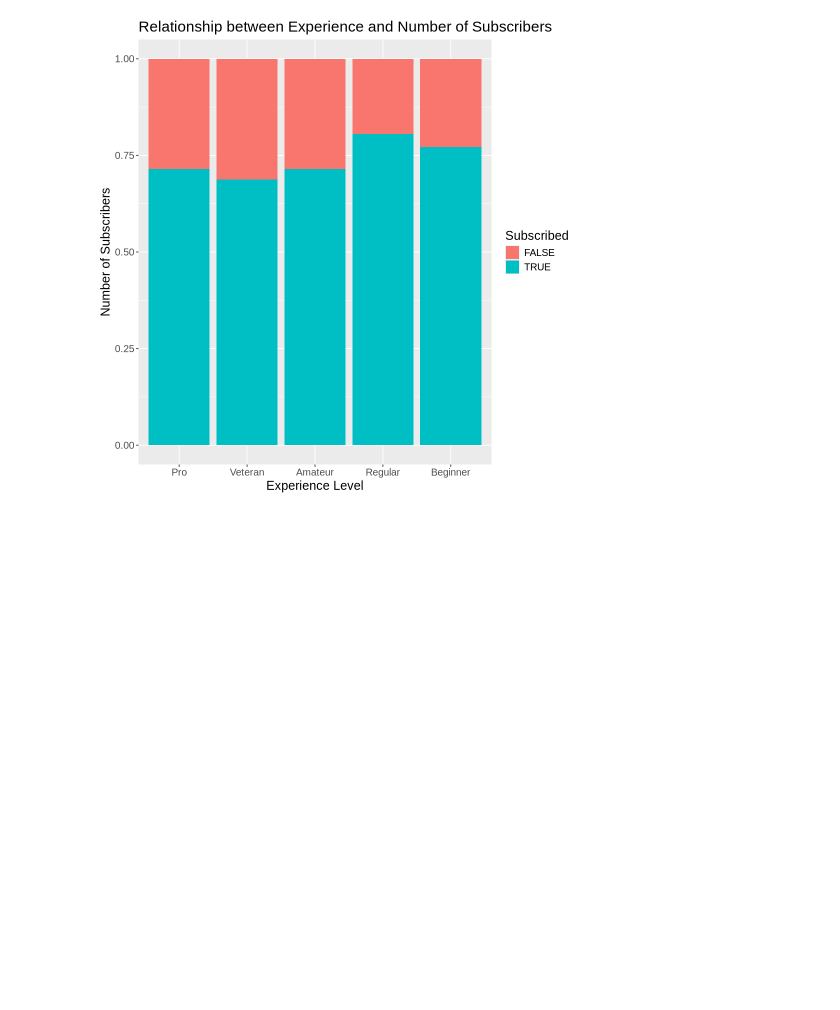
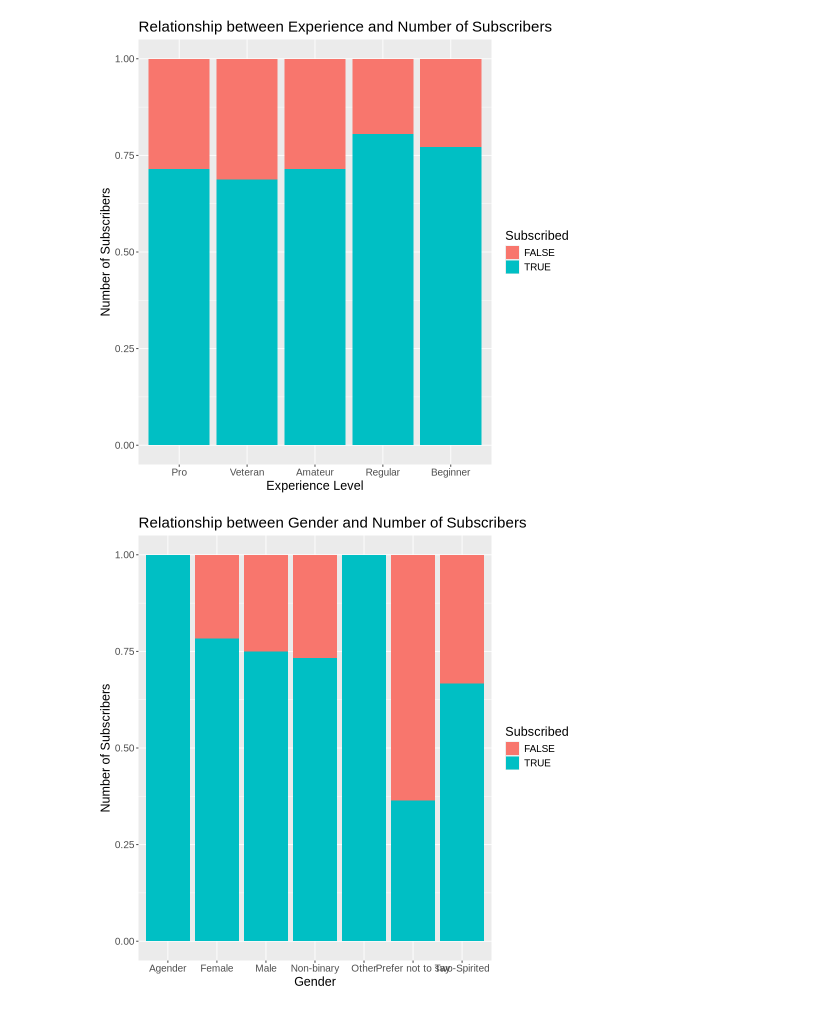
Before and after one commit to irumiiii/DSCI100_individual_project, a Jupyter notebook: Individual Project.ipynb, the cells around one changed output. Drawn from its saved outputs; the diff is of its cells as text; code cells hidden in the pictures; blank space fills up the shorter version.

Commit message:
Visualization 2
Exploratory data analysis: created a bar plot showing the relationship between gender and the number of game-related newsletter subscribers.

```diff
--- a/Individual Project.ipynb
+++ b/Individual Project.ipynb
@@ -132,3 +132,15 @@ experience_plot <- wrangled_players |>
 experience_plot
 # %% [output]
 [figure]
+# %%
+#Visualization 2: Relationship between gender and number of game-related newsletter subscribers
+options(repr.plot.width = 8, repr.plot.height = 8)
+experience_plot <- wrangled_players |>
+    ggplot(aes(x = gender, fill = subscribe)) +
+    geom_bar(position = "fill") +
+    labs(x = "Gender", y = "Number of Subscribers", fill = "Subscribed") +
+    ggtitle("Relationship between Gender and Number of Subscribers") +
+    theme(text = element_text(size = 15))
+experience_plot
+# %% [output]
+[figure, added]
```
